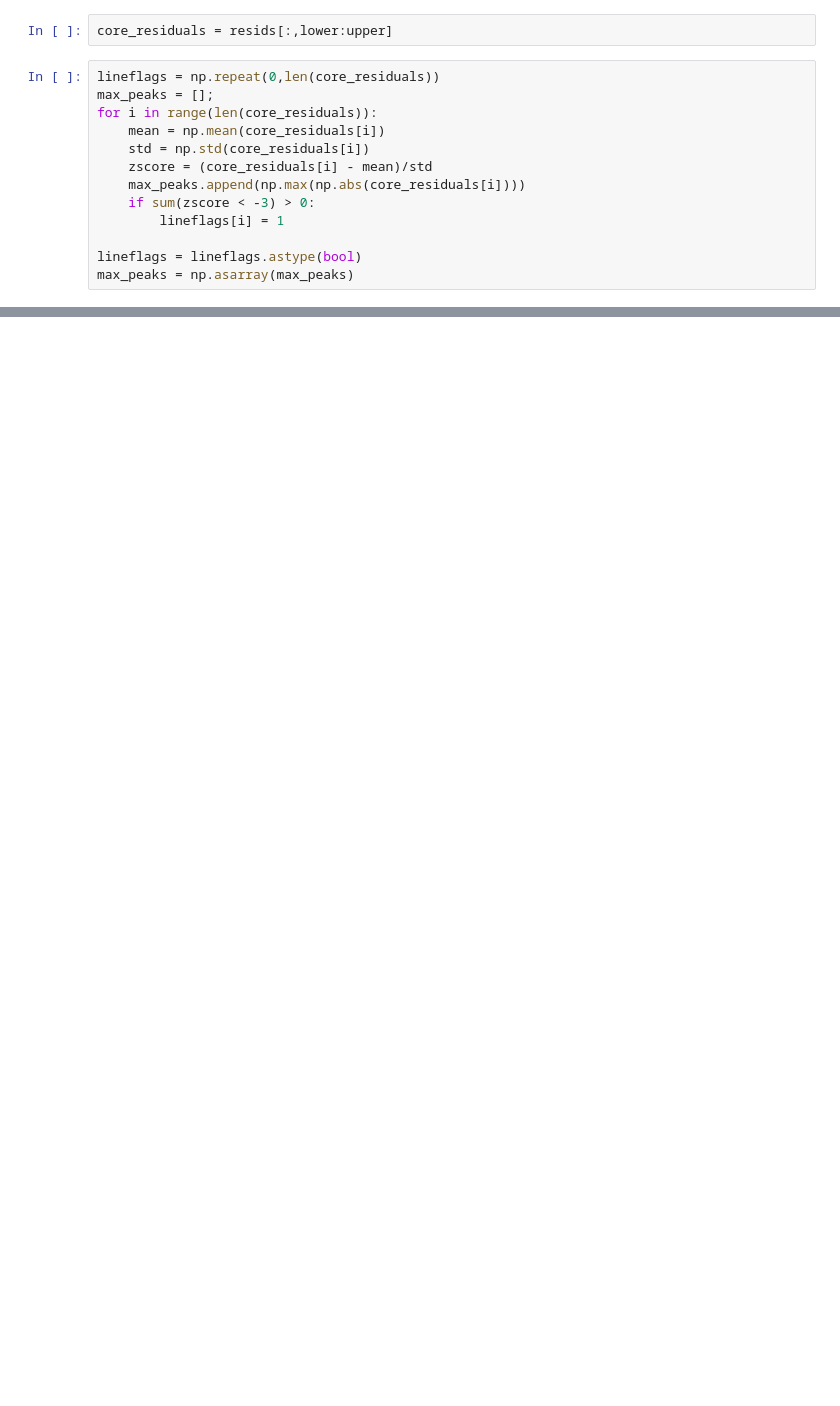
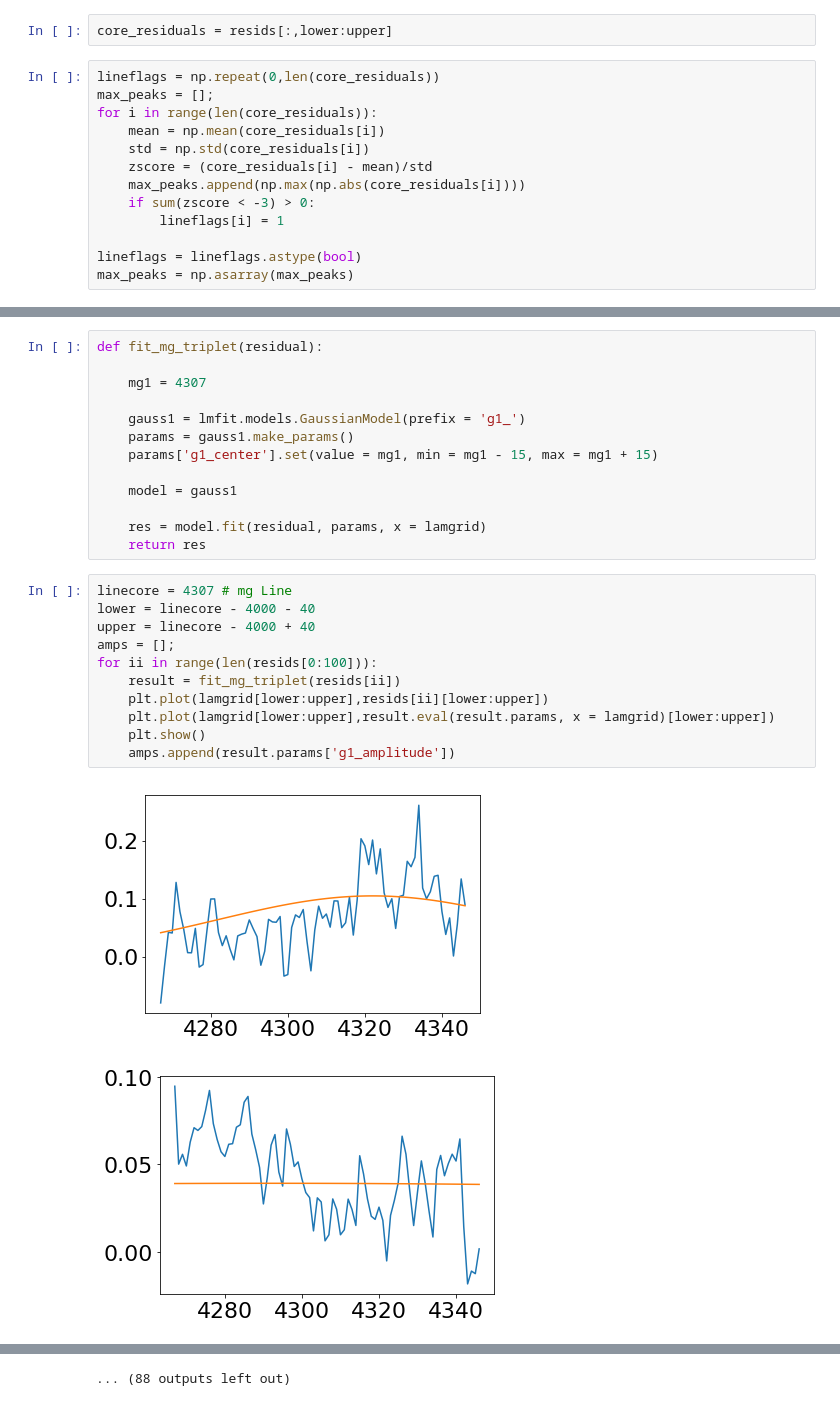
Before and after one commit to vedantchan/marcc, a Jupyter notebook: 11_metal_poor.ipynb, the cells around one changed output, grey strips where cells are left out. Cells and saved outputs as stored; diff of their text form; blank space fills up the shorter version.

```diff
--- a/11_metal_poor.ipynb
+++ b/11_metal_poor.ipynb
@@ -339,0 +357,27 @@ plt.ylim(0,1.5)
+# %%
+def fit_mg_triplet(residual):
+
+    mg1 = 4307
+
+    gauss1 = lmfit.models.GaussianModel(prefix = 'g1_')
+    params = gauss1.make_params()
+    params['g1_center'].set(value = mg1, min = mg1 - 15, max = mg1 + 15)
+
+    model = gauss1
+
+    res = model.fit(residual, params, x = lamgrid)
+    return res
+# %%
+linecore = 4307 # mg Line
+lower = linecore - 4000 - 40
+upper = linecore - 4000 + 40
+amps = [];
+for ii in range(len(resids[0:100])):
+    result = fit_mg_triplet(resids[ii])
+    plt.plot(lamgrid[lower:upper],resids[ii][lower:upper])
+    plt.plot(lamgrid[lower:upper],result.eval(result.params, x = lamgrid)[lower:upper])
+    plt.show()
+    amps.append(result.params['g1_amplitude'])
+# %% [output]
+[figure, added]
+[figure, added]
@@ -339,0 +394 @@ plt.ylim(0,1.5)
+... (88 outputs left out)
```
Also changed, not shown: parts of 9 cells of this notebook, 27 other files.
